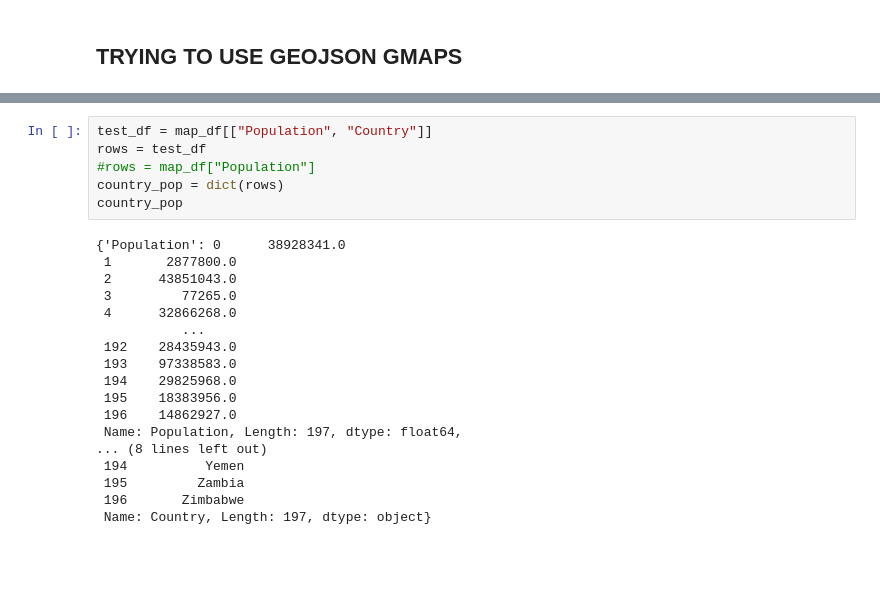
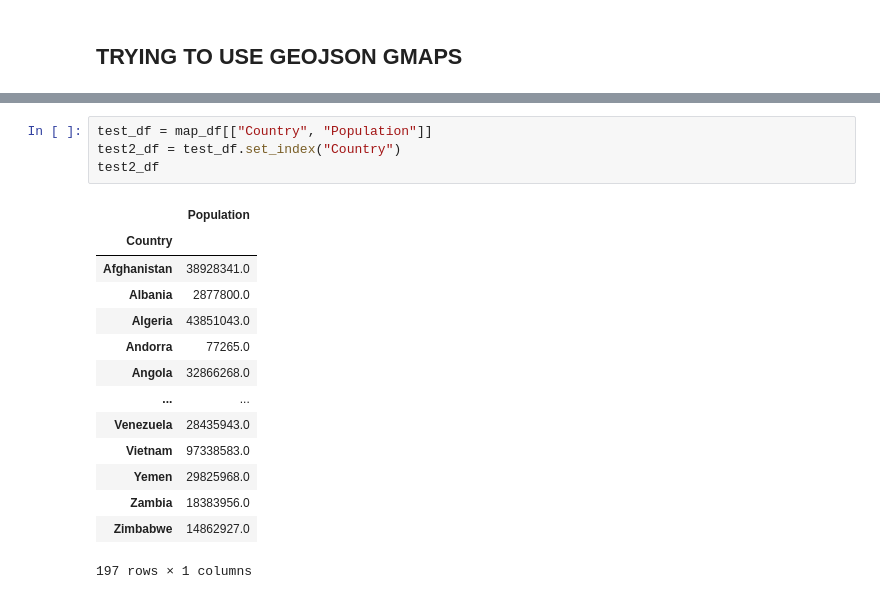
Before and after one commit to eclevela-1234/Covid-19-in-Europe, a Jupyter notebook: COVID19.ipynb, the cells around one changed output, grey strips where cells are left out. Drawn from its saved outputs; the diff is of its cells as text; blank space fills up the shorter version.

```diff
--- a/COVID19.ipynb
+++ b/COVID19.ipynb
@@ -264,27 +257,22 @@ fig3.add_layer(pop_layer)
 fig3
 # %% [output]
 [interactive output not drawn]
-# %%
-test_df = map_df[["Population", "Country"]]
-rows = test_df
-#rows = map_df["Population"]
-country_pop = dict(rows)
-country_pop
-# %% [output]
-{'Population': 0      38928341.0
- 1       2877800.0
- 2      43851043.0
- 3         77265.0
- 4      32866268.0
-           ...
- 192    28435943.0
- 193    97338583.0
- 194    29825968.0
- 195    18383956.0
- 196    14862927.0
- Name: Population, Length: 197, dtype: float64,
-... (8 lines left out)
- 194          Yemen
- 195         Zambia
- 196       Zimbabwe
- Name: Country, Length: 197, dtype: object}
+# %%
+test_df = map_df[["Country", "Population"]]
+test2_df = test_df.set_index("Country")
+test2_df
+# %% [output]
+|  | Population |
+| Country |  |
+| Afghanistan | 38928341.0 |
+| Albania | 2877800.0 |
+| Algeria | 43851043.0 |
+| Andorra | 77265.0 |
+| Angola | 32866268.0 |
+| ... | ... |
+| Venezuela | 28435943.0 |
+| Vietnam | 97338583.0 |
+| Yemen | 29825968.0 |
+| Zambia | 18383956.0 |
+| Zimbabwe | 14862927.0 |
+197 rows × 1 columns
```
Also changed, not shown: parts of 10 cells of this notebook.
